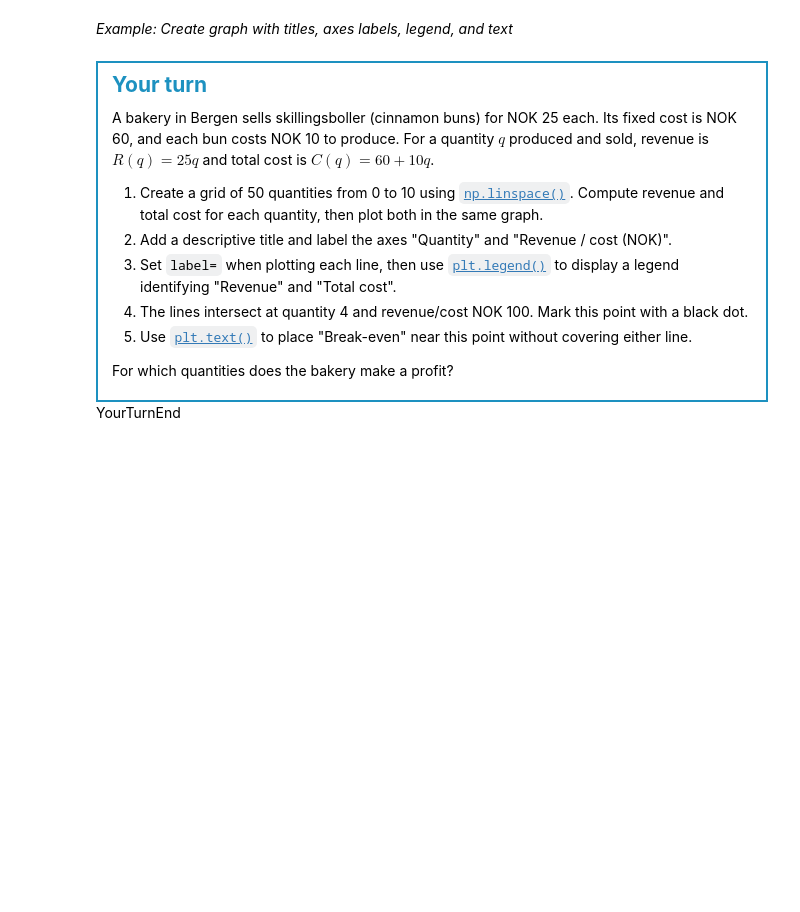
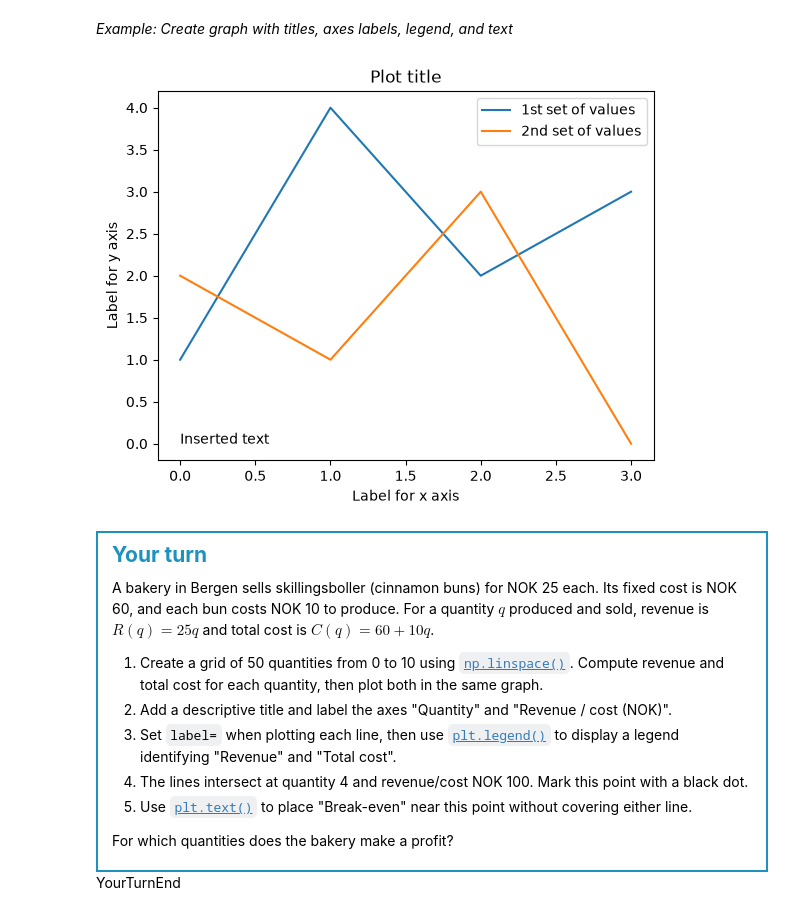
Before and after one commit to anders-hv/TECH2-H26, a Jupyter notebook: lectures/lecture3/lecture3-AH.ipynb, the cells around one changed output. Cells and saved outputs as stored; diff of their text form; code cells hidden in the pictures; blank space fills up the shorter version.

```diff
--- a/lectures/lecture3/lecture3-AH.ipynb
+++ b/lectures/lecture3/lecture3-AH.ipynb
@@ -271,8 +278,20 @@ population = np.array([724290, 293709, 216518, 150123]) / 1000
 # %%
 # Demo data used for plotting
 xvalues = [0, 1, 2, 3]
 yvalues = [1, 4, 2, 3]
 yvalues2 = [2.0, 1.0, 3.0, 0.0]
+
+plt.plot(xvalues, yvalues, label='1st set of values')
+plt.plot(xvalues, yvalues2, label='2nd set of values')
+
+plt.title('Plot title')
+plt.xlabel('Label for x axis')
+plt.ylabel('Label for y axis')
+plt.legend(loc='best')
+# plt.legend(loc='lower left')
+_ = plt.text(0,0, 'Inserted text')
+# %% [output]
+[figure, added]
 # %% [markdown]
 <div style="padding: 0.8em 1em 0.5em 1em; border: 2pt solid #1d91c0;">
 <p style="font-weight: bold; font-size: 1.5em; color: #1d91c0;">
```
Also changed, not shown: parts of 10 cells of this notebook, 1 other file.
